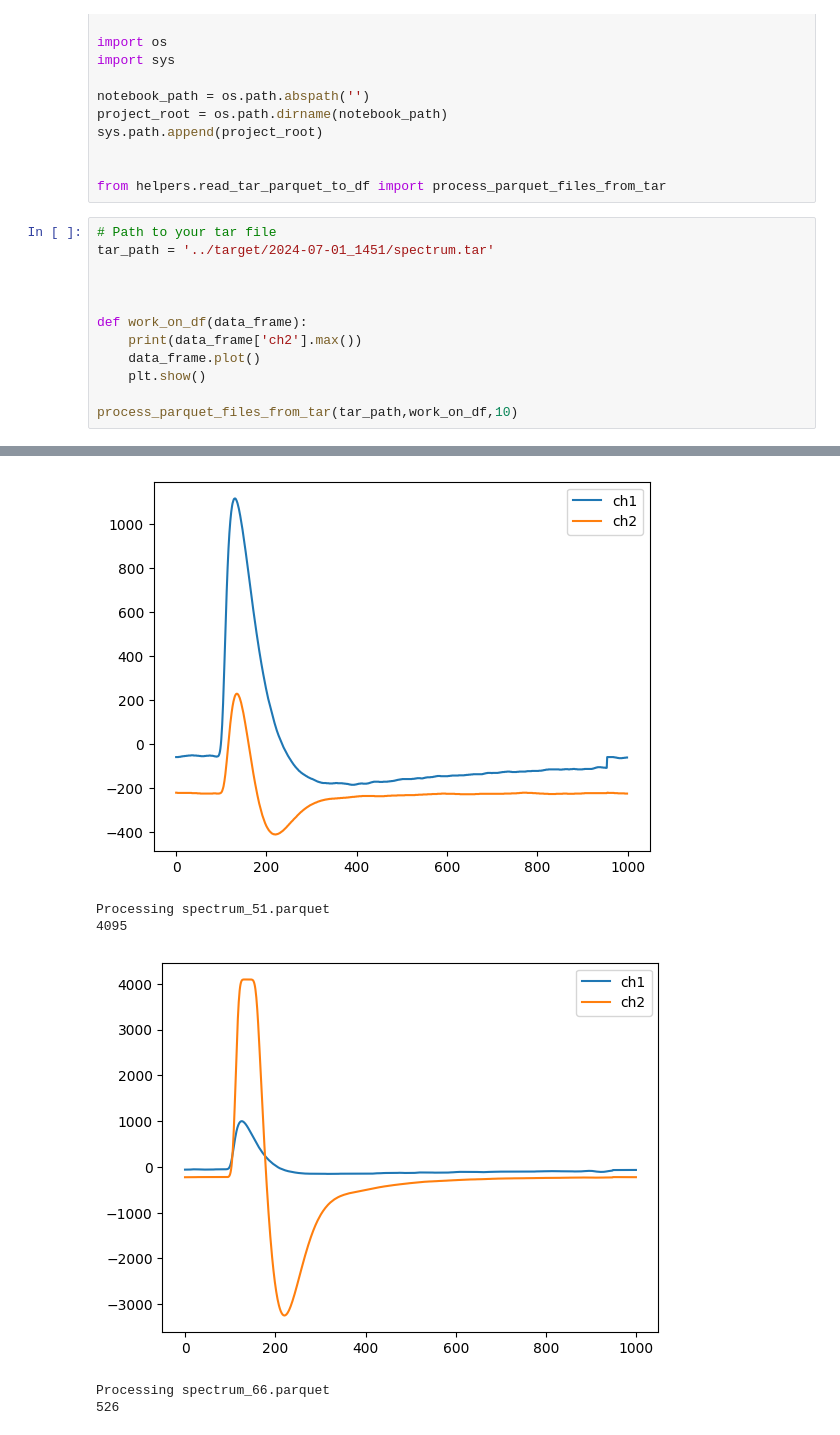
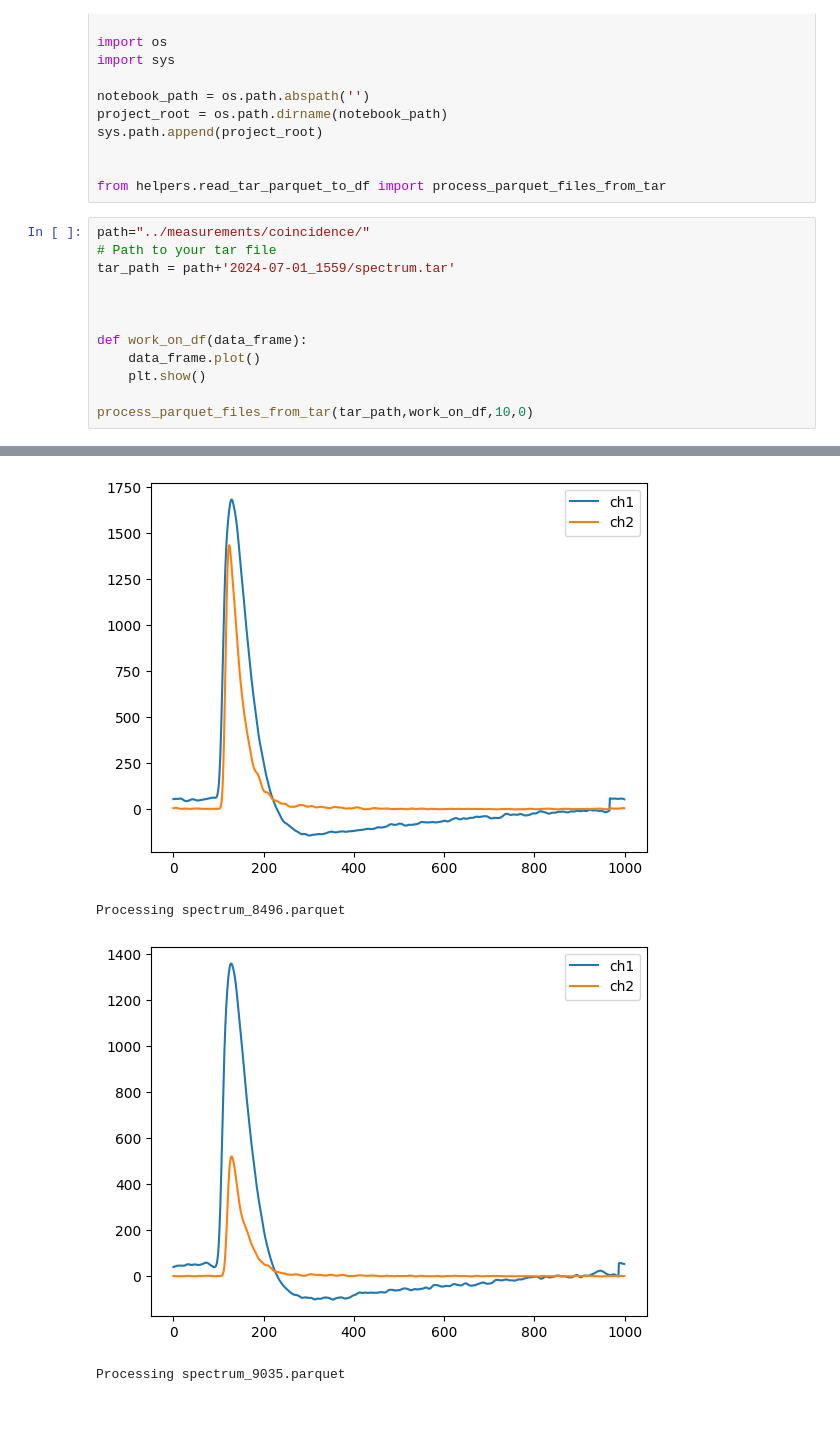
Before and after one commit to GuenterQuast/redpitaya-daq, a Jupyter notebook: notebooks/parquet.ipynb, the cells around one changed output, grey strips where cells are left out. Drawn from its saved outputs; the diff is of its cells as text.

```diff
--- a/notebooks/parquet.ipynb
+++ b/notebooks/parquet.ipynb
@@ -15,15 +15,15 @@ sys.path.append(project_root)
 
 from helpers.read_tar_parquet_to_df import process_parquet_files_from_tar
 # %%
+path="../measurements/coincidence/"
 # Path to your tar file
-tar_path = '../target/2024-07-01_1451/spectrum.tar'
+tar_path = path+'2024-07-01_1559/spectrum.tar'
 
 
 
 def work_on_df(data_frame):
-    print(data_frame['ch2'].max())
     data_frame.plot()
     plt.show()
 
-process_parquet_files_from_tar(tar_path,work_on_df,10)
+process_parquet_files_from_tar(tar_path,work_on_df,10,0)
 # %% [output]
@@ -38,6 +36,4 @@ Processing spectrum_21.parquet
-[figure, old version]
+[figure, new version]
-Processing spectrum_51.parquet
-4095
+Processing spectrum_8496.parquet
-[figure, old version]
+[figure, new version]
-Processing spectrum_66.parquet
-526
+Processing spectrum_9035.parquet
```
Also changed, not shown: parts of 1 cell of this notebook, 18 other files.
